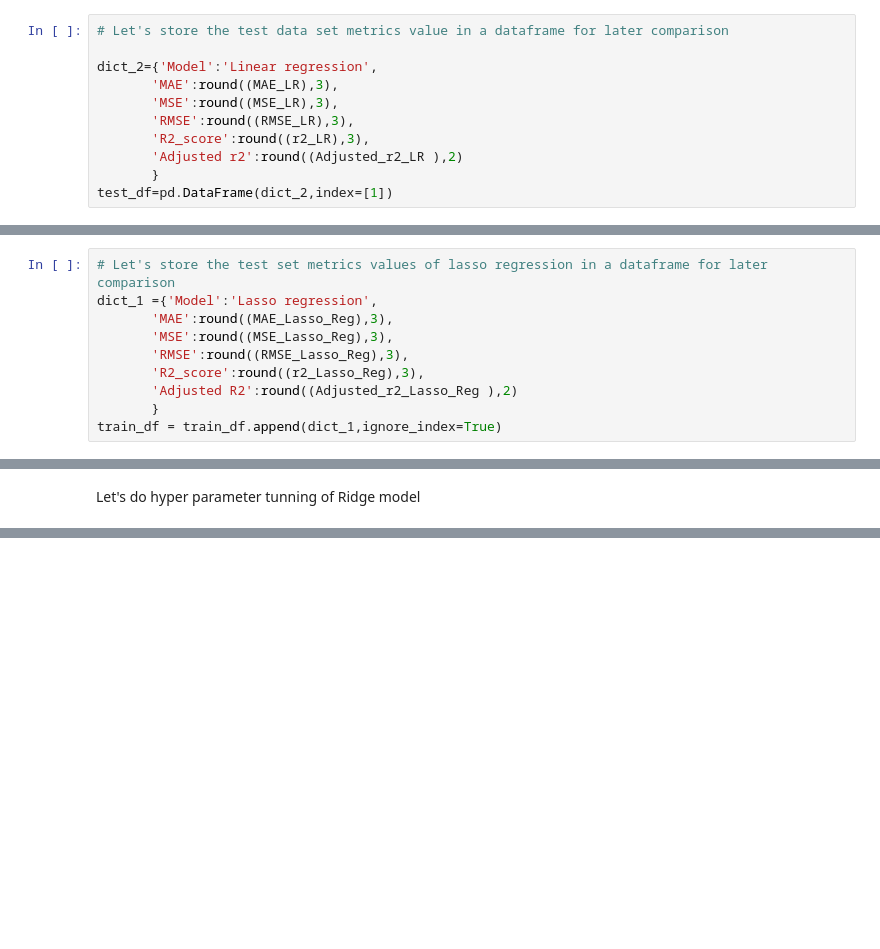
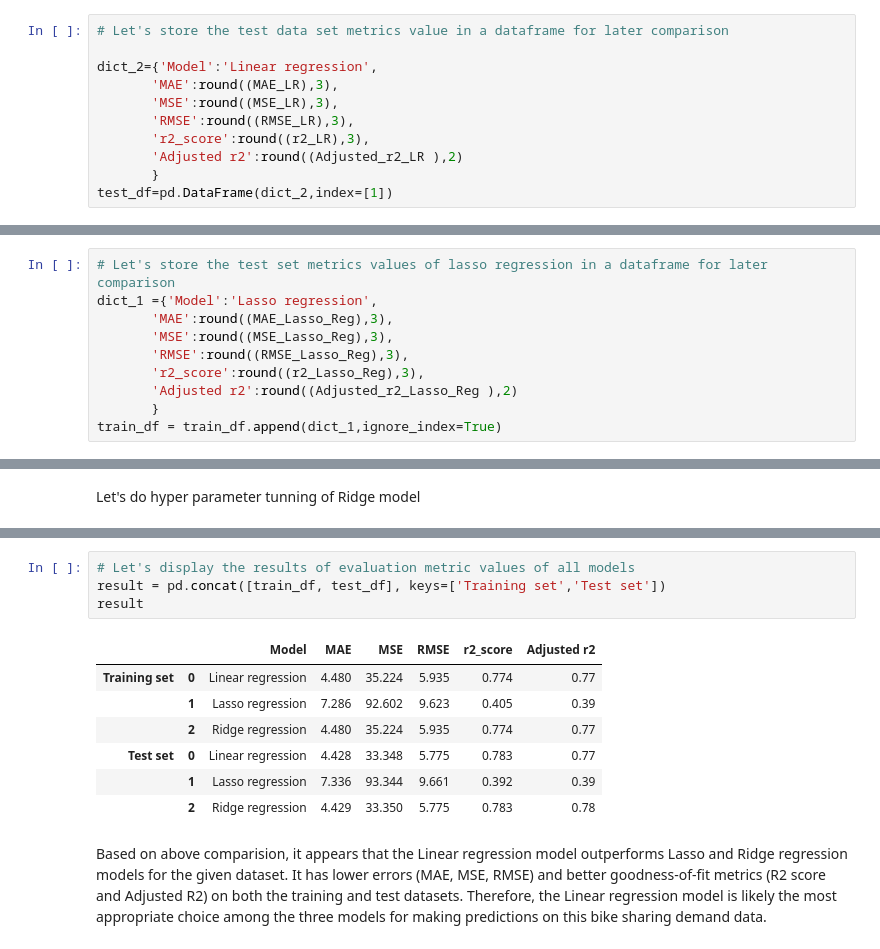
Before and after one commit to KiranKokateGitHub/Bike-Sharing-Demand-Prediction_Regression, a Jupyter notebook: Kiran_Regression.ipynb, the cells around one changed output, grey strips where cells are left out. Drawn from its saved outputs; the diff is of its cells as text; blank space fills up the shorter version.

```diff
--- a/Kiran_Regression.ipynb
+++ b/Kiran_Regression.ipynb
@@ -996,7 +996,7 @@ dict_2={'Model':'Linear regression',
        'MAE':round((MAE_LR),3),
        'MSE':round((MSE_LR),3),
        'RMSE':round((RMSE_LR),3),
-       'R2_score':round((r2_LR),3),
+       'r2_score':round((r2_LR),3),
        'Adjusted r2':round((Adjusted_r2_LR ),2)
        }
 test_df=pd.DataFrame(dict_2,index=[1])
@@ -1090,8 +1090,8 @@ dict_1 ={'Model':'Lasso regression',
        'MAE':round((MAE_Lasso_Reg),3),
        'MSE':round((MSE_Lasso_Reg),3),
        'RMSE':round((RMSE_Lasso_Reg),3),
-       'R2_score':round((r2_Lasso_Reg),3),
-       'Adjusted R2':round((Adjusted_r2_Lasso_Reg ),2)
+       'r2_score':round((r2_Lasso_Reg),3),
+       'Adjusted r2':round((Adjusted_r2_Lasso_Reg ),2)
        }
 train_df = train_df.append(dict_1,ignore_index=True)
 # %%
@@ -1342,0 +1380,14 @@ MSE on test dataset: 33.36597552246193
+# %%
+# Let's display the results of evaluation metric values of all models
+result = pd.concat([train_df, test_df], keys=['Training set','Test set'])
+result
+# %% [output]
+|  |  | Model | MAE | MSE | RMSE | r2_score | Adjusted r2 |
+| Training set | 0 | Linear regression | 4.480 | 35.224 | 5.935 | 0.774 | 0.77 |
+|  | 1 | Lasso regression | 7.286 | 92.602 | 9.623 | 0.405 | 0.39 |
+|  | 2 | Ridge regression | 4.480 | 35.224 | 5.935 | 0.774 | 0.77 |
+| Test set | 0 | Linear regression | 4.428 | 33.348 | 5.775 | 0.783 | 0.77 |
+|  | 1 | Lasso regression | 7.336 | 93.344 | 9.661 | 0.392 | 0.39 |
+|  | 2 | Ridge regression | 4.429 | 33.350 | 5.775 | 0.783 | 0.78 |
+# %% [markdown]
+Based on above comparision, it appears that the Linear regression model outperforms Lasso and Ridge regression models for the given dataset. It has lower errors (MAE, MSE, RMSE) and better goodness-of-fit metrics (R2 score and Adjusted R2) on both the training and test datasets. Therefore, the Linear regression model is likely the most appropriate choice among the three models for making predictions on this bike sharing demand data.
```
Also changed, not shown: parts of 7 cells of this notebook.
